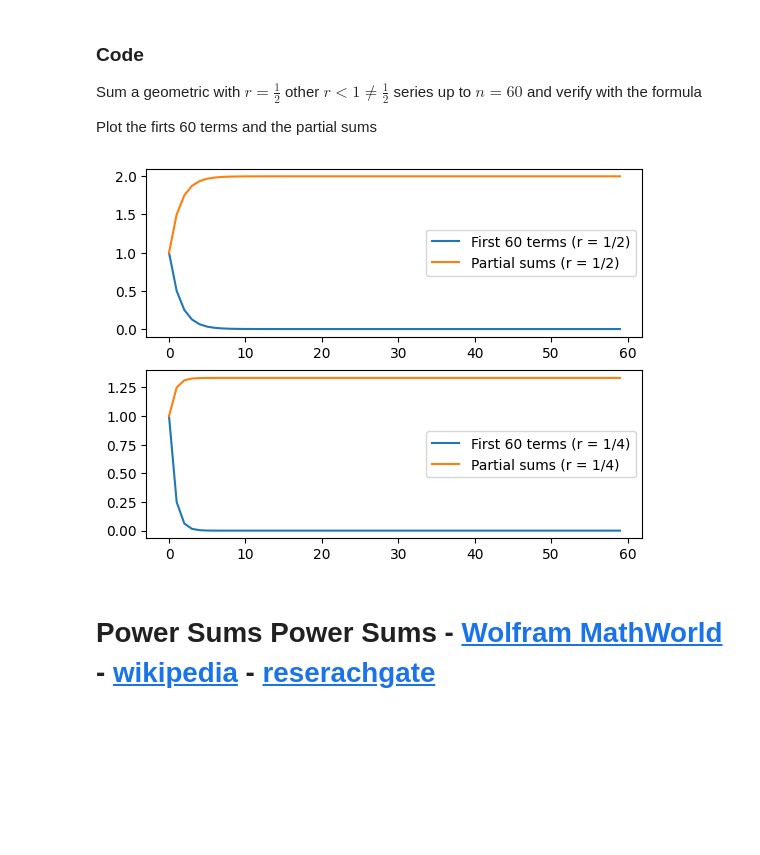
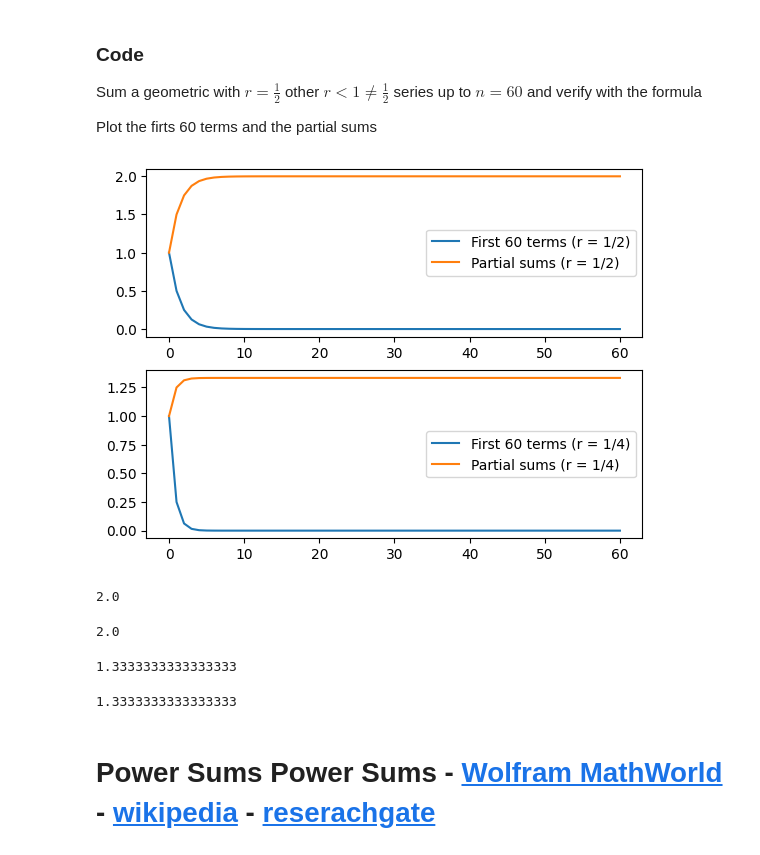
Before and after one commit to sgarciarod/MetNumUN2023II, a Jupyter notebook: Lab1/sgarciarod_ArithmeticSeriesGeometricSeriesPowerSums.ipynb, the cells around one changed output. Drawn from its saved outputs; the diff is of its cells as text; code cells hidden in the pictures; blank space fills up the shorter version.

```diff
--- a/Lab1/sgarciarod_ArithmeticSeriesGeometricSeriesPowerSums.ipynb
+++ b/Lab1/sgarciarod_ArithmeticSeriesGeometricSeriesPowerSums.ipynb
@@ -362,30 +410,67 @@ Sum a geometric with  $r=\frac{1}{2}$ other $r < 1 \neq \frac{1}{2}$ series up t
 Plot the firts 60 terms and the partial sums
 # %%
 import matplotlib.pyplot as plt
-import numpy as np
-def geometric_sum(r, n):
-  if r == 1:
-    return n
-  else:
-    return (1 - r**n) // (1 - r)
-terms_1_2 = [(1/2)**i for i in range(60)]
-partial_sums_1_2 = [sum(terms_1_2[:i+1]) for i in range(60)]
-terms_1_4 = [(1/4)**i for i in range(60)]
-partial_sums_1_4 = [sum(terms_1_4[:i+1]) for i in range(60)]
+
+r1 = 1/2
+r2 = 1/4
+n = 60
+
+partial_sums_list_1_2 = []
+terms_list_1_2 = []
+
+partial_sums_list_1_4 = []
+terms_list_1_4 = []
+
+sum_sn_1_2 = 0
+sum_sn_1_4 = 0
+
+for i in range(n + 1):
+    term1 = r1**i
+    sum_sn_1_2 += term1
+    partial_sums_list_1_2.append(sum_sn_1_2)
+    terms_list_1_2.append(term1)
+
+for j in range(n + 1):
+    term2 = r2**j
+    sum_sn_1_4 += term2
+    partial_sums_list_1_4.append(sum_sn_1_4)
+    terms_list_1_4.append(term2)
 
 plt.subplot(2, 1, 1)
-plt.plot(terms_1_2, label="First 60 terms (r = 1/2)")
-plt.plot(partial_sums_1_2, label="Partial sums (r = 1/2)")
+plt.plot(terms_list_1_2, label="First 60 terms (r = 1/2)")
+plt.plot(partial_sums_list_1_2, label="Partial sums (r = 1/2)")
 plt.legend()
 
 plt.subplot(2, 1, 2)
-plt.plot(terms_1_4, label="First 60 terms (r = 1/4)")
-plt.plot(partial_sums_1_4, label="Partial sums (r = 1/4)")
+plt.plot(terms_list_1_4, label="First 60 terms (r = 1/4)")
+plt.plot(partial_sums_list_1_4, label="Partial sums (r = 1/4)")
 plt.legend()
 
 plt.show()
 # %% [output]
-[figure, old version]
+[figure, new version]
+# %%
+r = 1/2
+n = 60
+S_n = ((1-r**(n+1))/(1-r))
+print(S_n)
+# %% [output]
+2.0
+# %%
+sum_sn_1_2
+# %% [output]
+2.0
+# %%
+r = 1/4
+n = 60
+S_n = ((1-r**(n+1))/(1-r))
+print(S_n)
+# %% [output]
+1.3333333333333333
+# %%
+sum_sn_1_4
+# %% [output]
+1.3333333333333333
 # %% [markdown]
 # Power Sums Power Sums - [Wolfram MathWorld](https://mathworld.wolfram.com/PowerSum.html) - [wikipedia](https://en.wikipedia.org/wiki/Sums_of_powers) - [reserachgate](https://www.researchgate.net/publication/331933608_The_Powers_Sums_Bernoulli_Numbers_Bernoulli_Polynomials_Rethinked)
 # %% [markdown]
```
Also changed, not shown: parts of 10 cells of this notebook.
